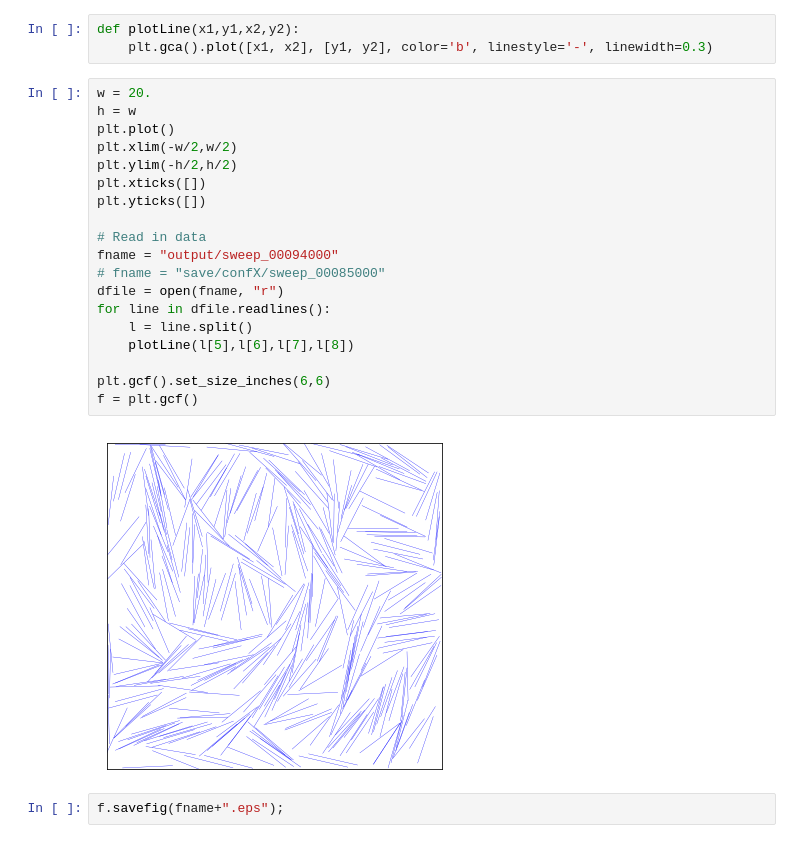
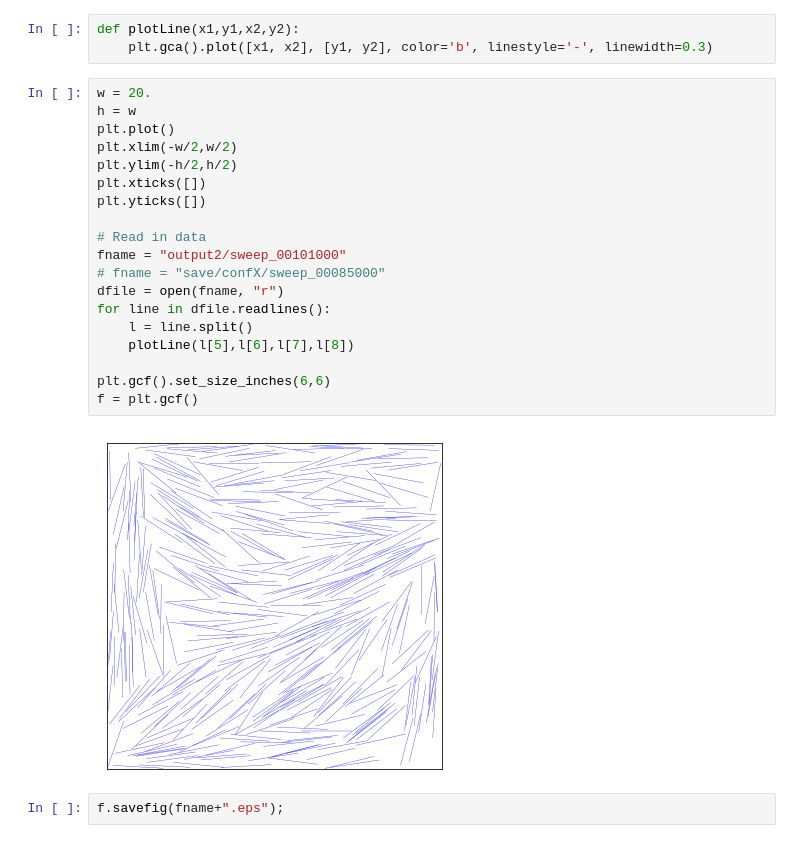
Before and after one commit to m-walters/mcmd, a Jupyter notebook: rodplot.ipynb, the cells around one changed output. Saved outputs shown, nothing was run; the diff lists cells and outputs as text.

```diff
--- a/rodplot.ipynb
+++ b/rodplot.ipynb
@@ -8,23 +8,23 @@ def plotLine(x1,y1,x2,y2):
 # %%
 w = 20.
 h = w
 plt.plot()
 plt.xlim(-w/2,w/2)
 plt.ylim(-h/2,h/2)
 plt.xticks([])
 plt.yticks([])
 
 # Read in data
-fname = "output/sweep_00094000"
+fname = "output2/sweep_00101000"
 # fname = "save/confX/sweep_00085000"
 dfile = open(fname, "r")
 for line in dfile.readlines():
     l = line.split()
     plotLine(l[5],l[6],l[7],l[8])
 
 plt.gcf().set_size_inches(6,6)
 f = plt.gcf()
 # %% [output]
-[figure, old version]
+[figure, new version]
 # %%
 f.savefig(fname+".eps");
```
Also changed, not shown: 2 other files.
